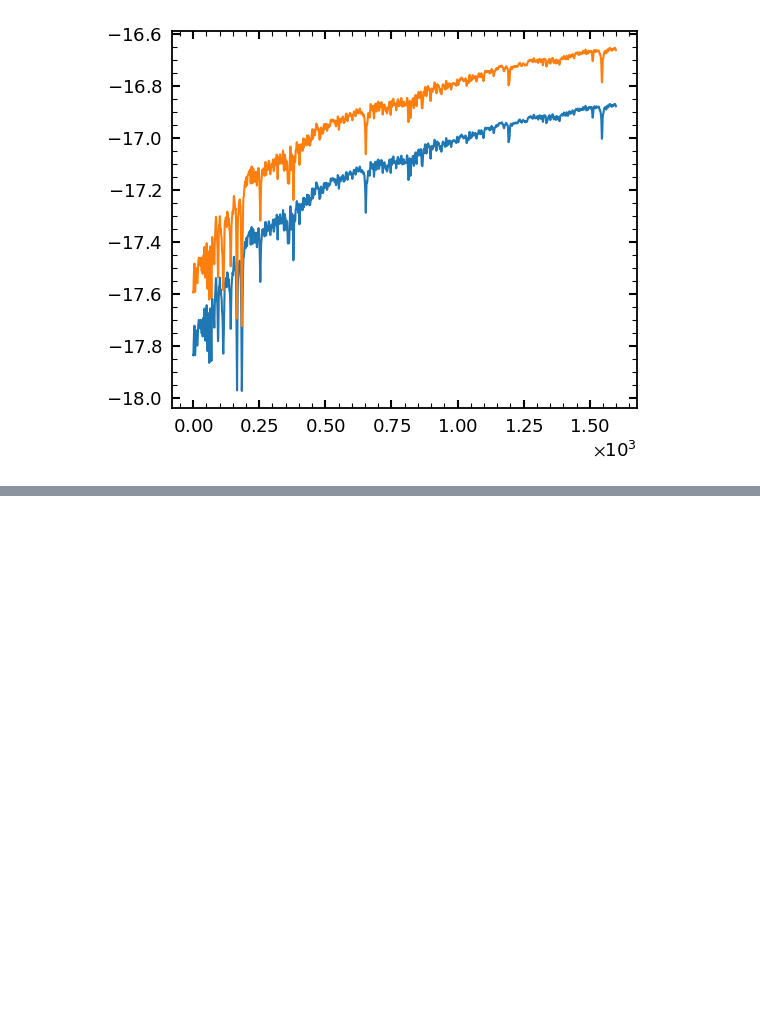
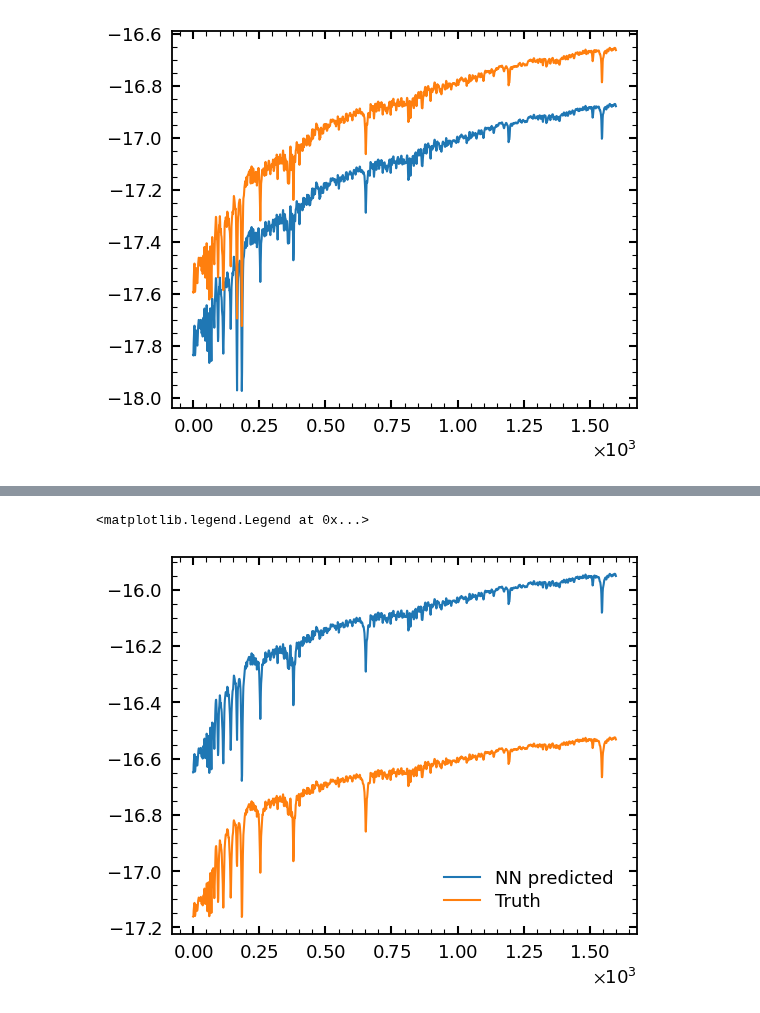
Before and after one commit to AstroJacobLi/popsed, a Jupyter notebook: notebooks/forward_model/NN_emulator.ipynb, the cells around one changed output, grey strips where cells are left out. Cells and saved outputs as stored; diff of their text form; code cells hidden in the pictures; blank space fills up the shorter version.

```diff
--- a/notebooks/forward_model/NN_emulator.ipynb
+++ b/notebooks/forward_model/NN_emulator.ipynb
@@ -256,0 +217,3 @@ plt.plot(log_spec_all[100])
+# %%
+pca_coeff = np.load('./train_sed/pca_coeffs.npy')
+params = np.load('./train_sed/pca_params.npy')[:, ~flag]
@@ -256,0 +224,4 @@ plt.plot(log_spec_all[100])
+# %%
+speculator.load_data(pca_coeff, params, val_frac=0.2, batch_size=128)
+# %%
+speculator.train(n_epochs=200)
@@ -256,0 +260,3 @@ plt.plot(log_spec_all[100])
+# %%
+params = np.load('./train_sed/pca_params.npy')[:, ~flag]
+log_spec_all = np.load('./train_sed/log_spec_all.npy')
@@ -256,0 +300,8 @@ plt.plot(log_spec_all[100])
+# %%
+plt.plot(_specs[140], label='NN predicted')
+plt.plot(log_spec_all[140], label='Truth')
+
+plt.legend()
+# %% [output]
+<matplotlib.legend.Legend at 0x...>
+[figure, added]
```
Also changed, not shown: parts of 32 cells of this notebook, 4 other files.
